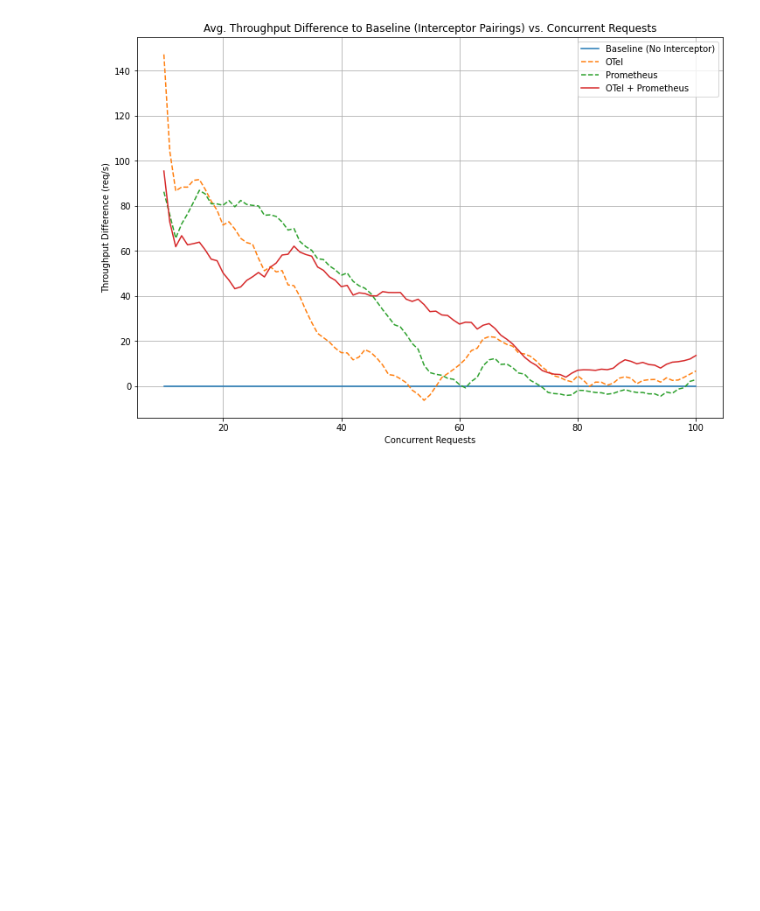
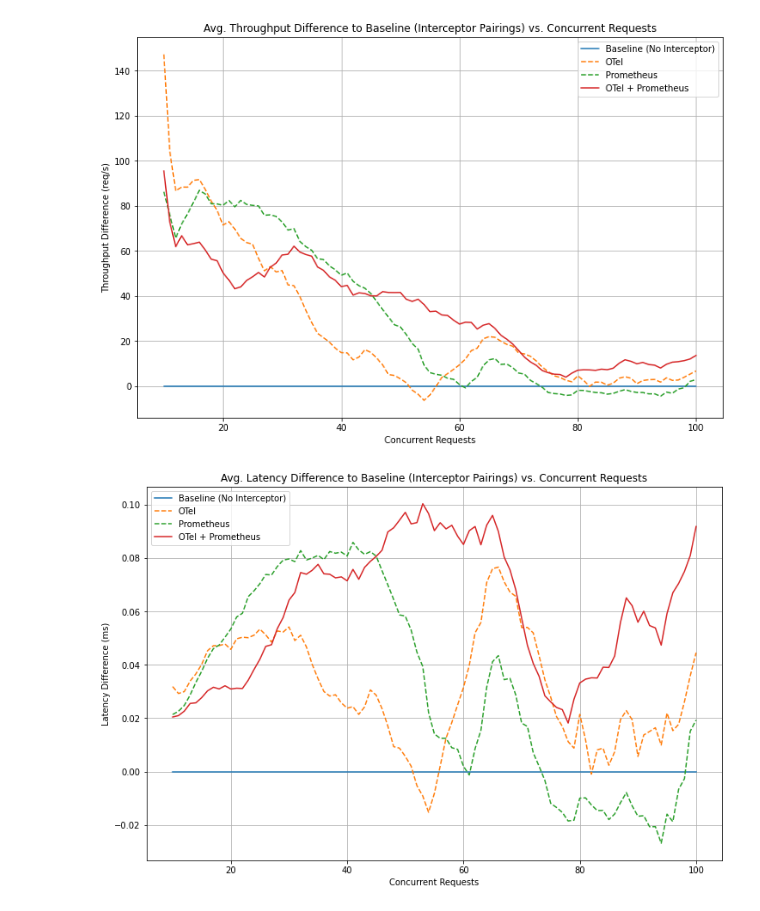
Before and after one commit to louisloechel/CloudServiceBenchmarking, a Jupyter notebook: analysis/analysis.ipynb, the cells around one changed output. Drawn from its saved outputs; the diff is of its cells as text; code cells hidden in the pictures; blank space fills up the shorter version.

```diff
--- a/analysis/analysis.ipynb
+++ b/analysis/analysis.ipynb
@@ -335,3 +335,19 @@ plt.grid(True)
 plt.show()
 # %% [output]
 [figure]
+# %%
+# Latency difference to baseline in absolute numbers
+plt.figure(figsize=(12, 8))
+plt.plot(data_000['Concurrent Requests'], data_000['Average Latency'].rolling(window=window_size).mean() - data_000['Average Latency'].rolling(window=window_size).mean(),  label='Baseline (No Interceptor)') #marker='o',
+plt.plot(data_001['Concurrent Requests'], data_001['Average Latency'].rolling(window=window_size).mean() - data_000['Average Latency'].rolling(window=window_size).mean(), linestyle='--', label='OTel') #marker='x',
+plt.plot(data_010['Concurrent Requests'], data_010['Average Latency'].rolling(window=window_size).mean() - data_000['Average Latency'].rolling(window=window_size).mean(), linestyle='--', label='Prometheus') #marker='^',
+plt.plot(data_011['Concurrent Requests'], data_011['Average Latency'].rolling(window=window_size).mean() - data_000['Average Latency'].rolling(window=window_size).mean(), label='OTel + Prometheus') #marker='o',
+
+plt.title('Avg. Latency Difference to Baseline (Interceptor Pairings) vs. Concurrent Requests')
+plt.xlabel('Concurrent Requests')
+plt.ylabel('Latency Difference (ms)')
+plt.legend()
+plt.grid(True)
+plt.show()
+# %% [output]
+[figure, added]
```
Also changed, not shown: parts of 1 cell of this notebook.
